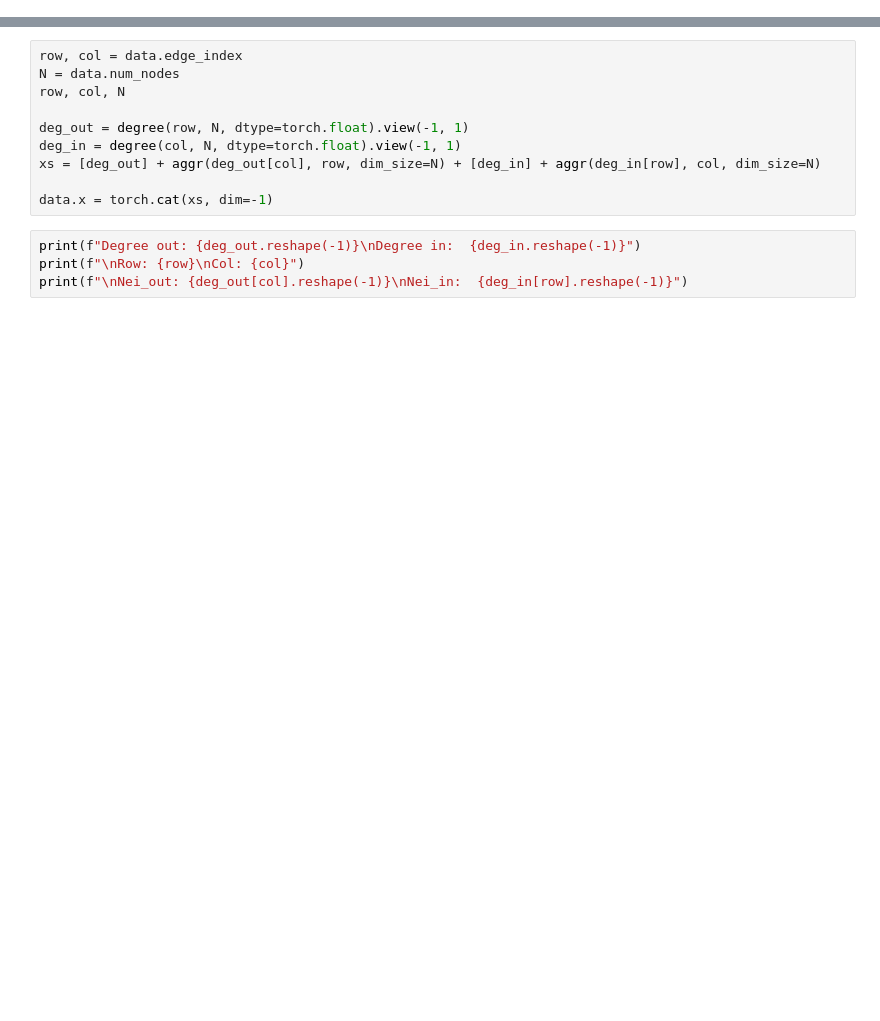
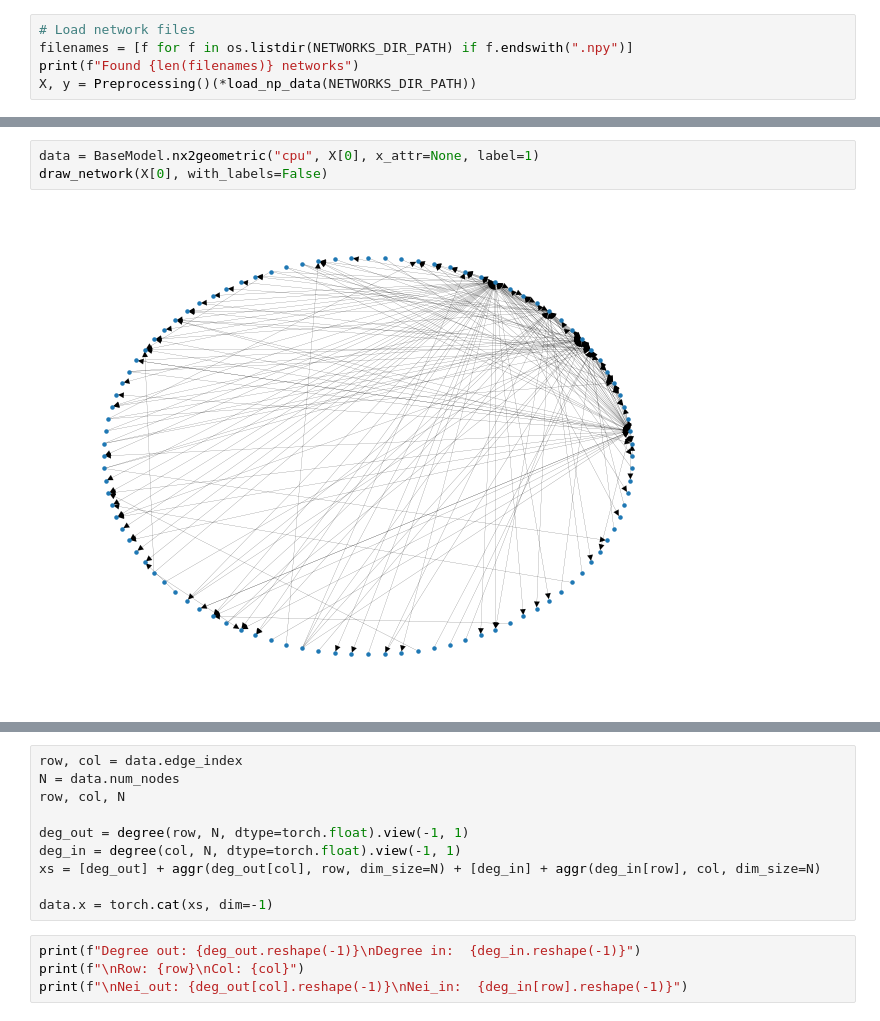
Before and after one commit to Wotaker/masters-thesis, a Jupyter notebook: master_thesis/notebooks/ldp-directed-validation.ipynb, the cells around one changed output, grey strips where cells are left out. Drawn from its saved outputs; the diff is of its cells as text; blank space fills up the shorter version.

```diff
--- a/master_thesis/notebooks/ldp-directed-validation.ipynb
+++ b/master_thesis/notebooks/ldp-directed-validation.ipynb
@@ -18,3 +19,8 @@ from master_thesis.tools.plots import draw_network
 NETWORKS_DIR_PATH = "/Users/wciezobka/sano/projects/masters-thesis/Datasets/Synthetic/ScaleFreeBias/networks"
 
 aggr = FusedAggregation(['min', 'max', 'mean', 'std'])
+# %%
+# Load network files
+filenames = [f for f in os.listdir(NETWORKS_DIR_PATH) if f.endswith(".npy")]
+print(f"Found {len(filenames)} networks")
+X, y = Preprocessing()(*load_np_data(NETWORKS_DIR_PATH))
@@ -33,0 +42,5 @@ Data(edge_index=[2, 9], y=[1], num_nodes=5, num_edges=9)
+# %%
+data = BaseModel.nx2geometric("cpu", X[0], x_attr=None, label=1)
+draw_network(X[0], with_labels=False)
+# %% [output]
+[figure, added]
```
Also changed, not shown: parts of 7 cells of this notebook, 5 other files.
